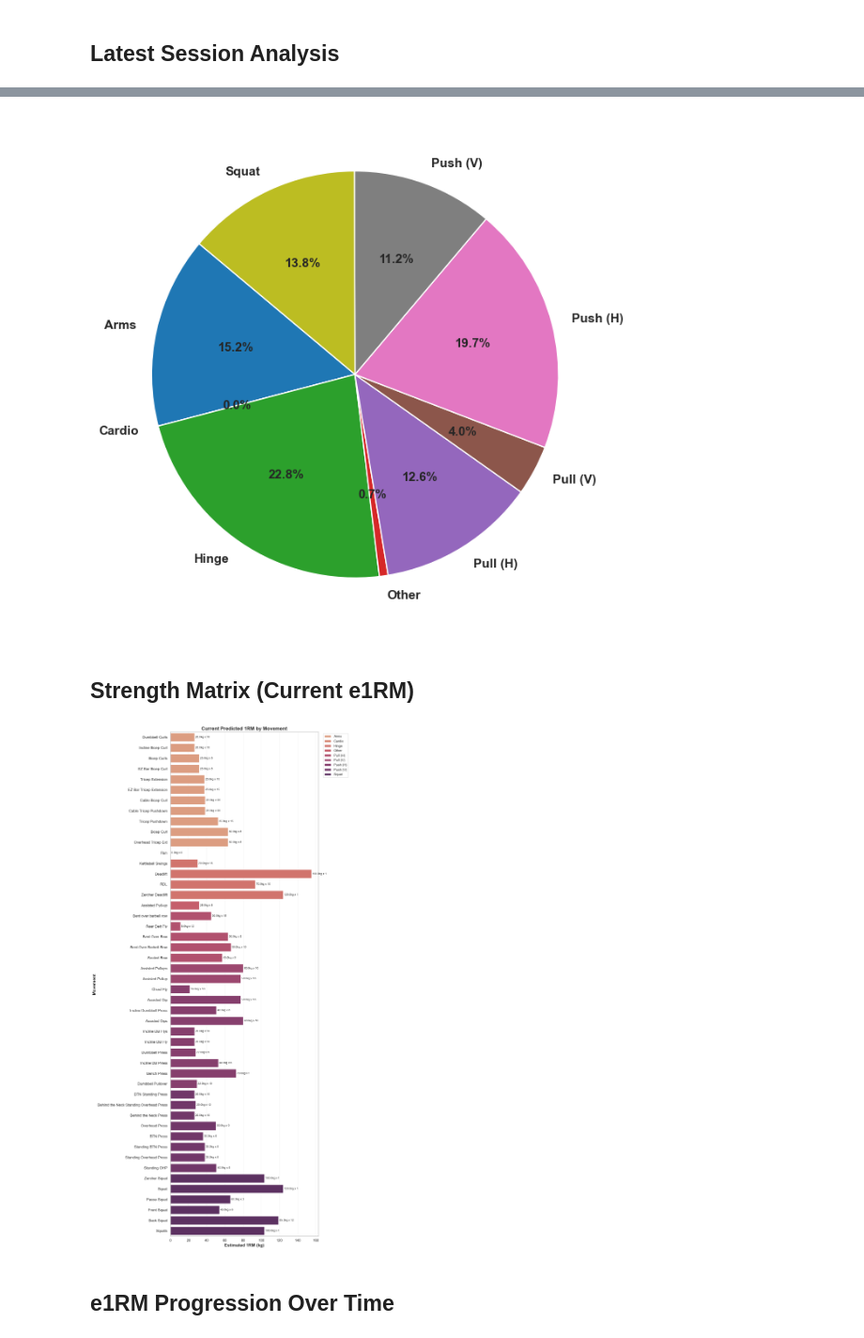
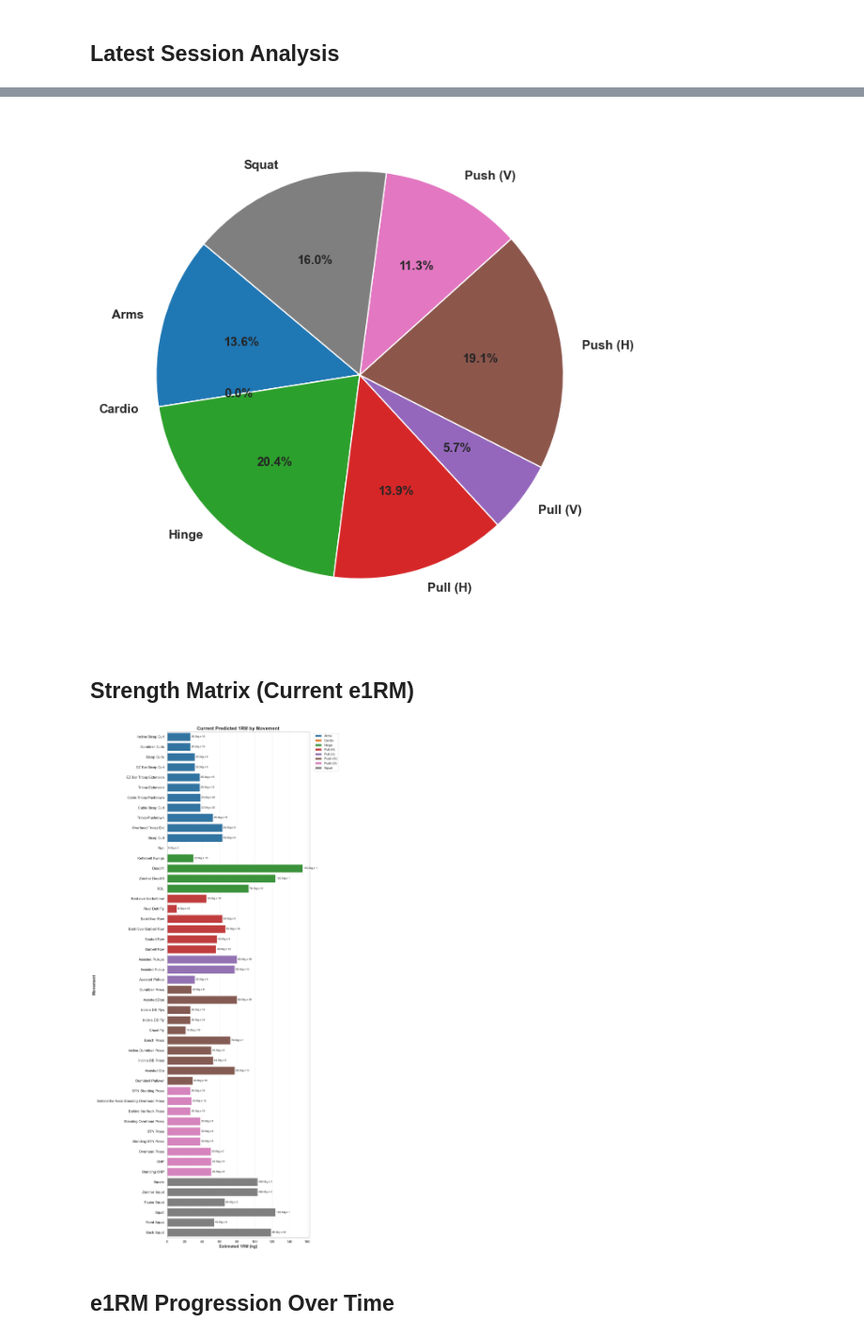
Before and after one commit to JonesRobM/Lifting-Tracking, a Jupyter notebook: notebooks/update_log.ipynb, the cells around one changed output, grey strips where cells are left out. Shown at 94% size. Saved outputs shown, nothing was run; the diff lists cells and outputs as text; code cells hidden in the pictures.

```diff
--- a/notebooks/update_log.ipynb
+++ b/notebooks/update_log.ipynb
@@ -65,6 +65,7 @@ FAMILY_MAP = {
     # Vertical Pull
     "Pull Ups": "Pull (V)", "Lat Pulldown": "Pull (V)",
     "Assisted Pullup": "Pull (V)", "Assisted Pullups": "Pull (V)",
+    "Assisted Pull-Up" : "Pull (V)", "Assisted Pull-ups": "Pull (V)",
     # Arms
     "Incline Bicep Curl": "Arms", "Barbell Bicep Curl": "Arms",
     "Cable Bicep Curl": "Arms", "Cable Tricep Pushdown": "Arms",
@@ -89,6 +90,7 @@ FAMILY_KEYWORDS = [
     ("Rear Delt", "Pull (H)"), ("Row", "Pull (H)"),
     ("Pull Up", "Pull (V)"), ("Pullup", "Pull (V)"),
     ("Pulldown", "Pull (V)"), ("Lat Pull", "Pull (V)"),
+    ('Pull-Up', 'Pull (V)'),
     ("Overhead Press", "Push (V)"),
     ("Press", "Push (H)"), ("Fly", "Push (H)"),
     ("Curl", "Arms"), ("Bicep", "Arms"), ("Tricep", "Arms"),
@@ -322,28 +324,28 @@ total_dist = df.groupby("Family")["Volume_Load"].sum()
 a = ax.pie(total_dist, labels=total_dist.index, autopct="%1.1f%%", startangle=140,
             textprops={"fontsize": 11, "fontweight": "bold"})
 # %% [output]
-[figure, old version]
+[figure, new version]
 # %% [markdown]
 ## Strength Matrix (Current e1RM)
 # %%
 # Get best e1RM for each movement
 max_perf = df.sort_values("e1RM", ascending=False).drop_duplicates("Movement")
 matrix_data = max_perf[["Movement", "Family", "e1RM", "Load_kg", "Reps"]].sort_values("Family")
 
 plt.figure(figsize=(12, len(matrix_data) * 0.5))
-sns.barplot(data=matrix_data, x="e1RM", y="Movement", hue="Family", dodge=False, palette="flare")
+sns.barplot(data=matrix_data, x="e1RM", y="Movement", hue="Family", dodge=False, palette="tab10")
 
 for i, row in enumerate(matrix_data.itertuples()):
     plt.text(row.e1RM + 1, i, f"{row.Load_kg}kg x {row.Reps}", va="center", fontsize=9)
 
 plt.title("Current Predicted 1RM by Movement")
 plt.xlabel("Estimated 1RM (kg)")
 plt.legend(bbox_to_anchor=(1.02, 1), loc="upper left")
 plt.grid(axis="x", alpha=0.3)
 plt.tight_layout()
 plt.show()
 # %% [output]
-[figure, old version]
+[figure, new version]
 # %% [markdown]
 ## e1RM Progression Over Time
 # %%
```
Also changed, not shown: parts of 19 cells of this notebook, 3 other files.
